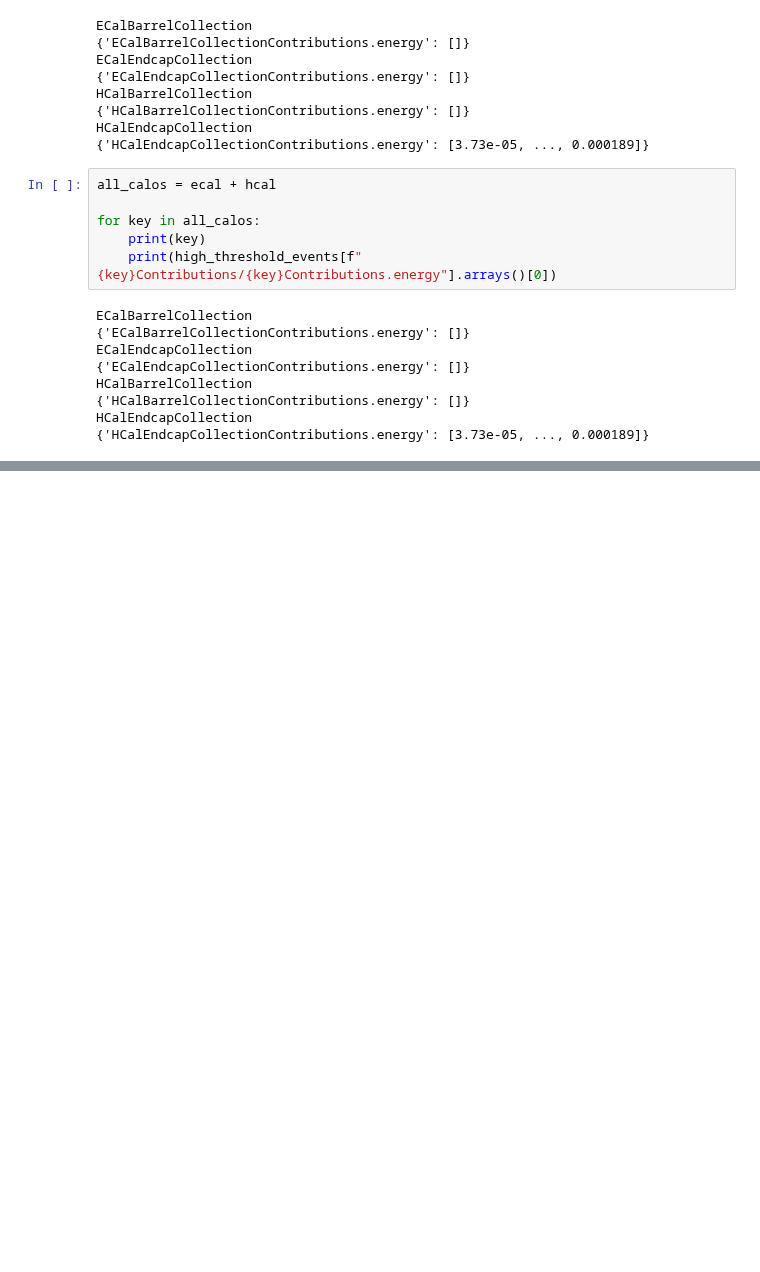
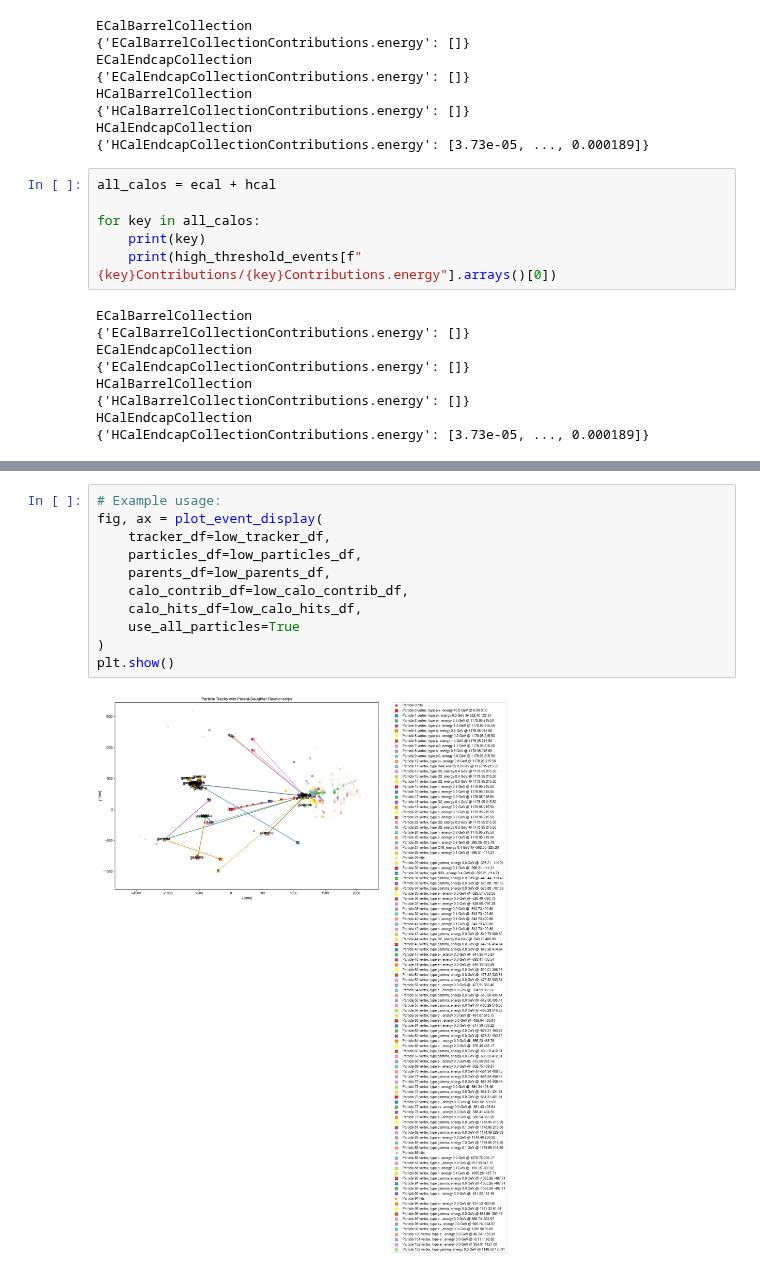
Before and after one commit to OpenDataDetector/ColliderML-Production, a Jupyter notebook: notebooks/physics/12_DM_single_particle_study.ipynb, the cells around one changed output, grey strips where cells are left out. Saved outputs shown, nothing was run; the diff lists cells and outputs as text; blank space fills up the shorter version.

```diff
--- a/notebooks/physics/12_DM_single_particle_study.ipynb
+++ b/notebooks/physics/12_DM_single_particle_study.ipynb
@@ -307,0 +418,13 @@ HCalEndcapCollection
+# %%
+# Example usage:
+fig, ax = plot_event_display(
+    tracker_df=low_tracker_df,
+    particles_df=low_particles_df,
+    parents_df=low_parents_df,
+    calo_contrib_df=low_calo_contrib_df,
+    calo_hits_df=low_calo_hits_df,
+    use_all_particles=True
+)
+plt.show()
+# %% [output]
+[figure, added]
```
Also changed, not shown: parts of 34 cells of this notebook, 10 other files.
